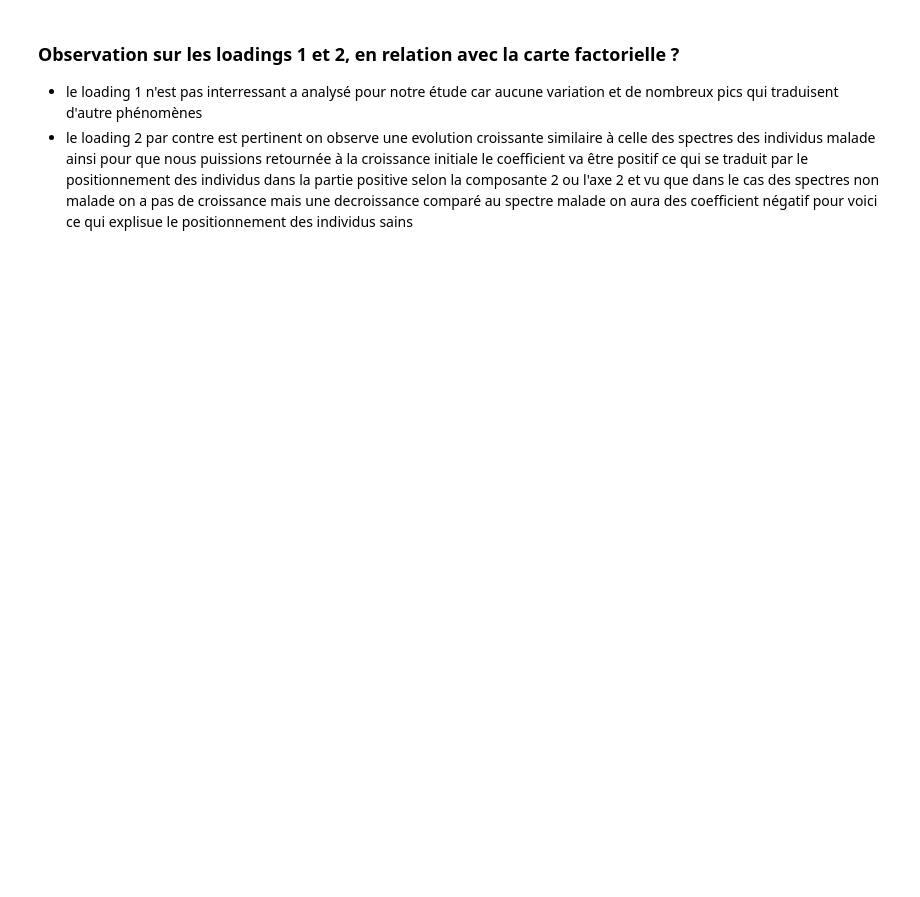
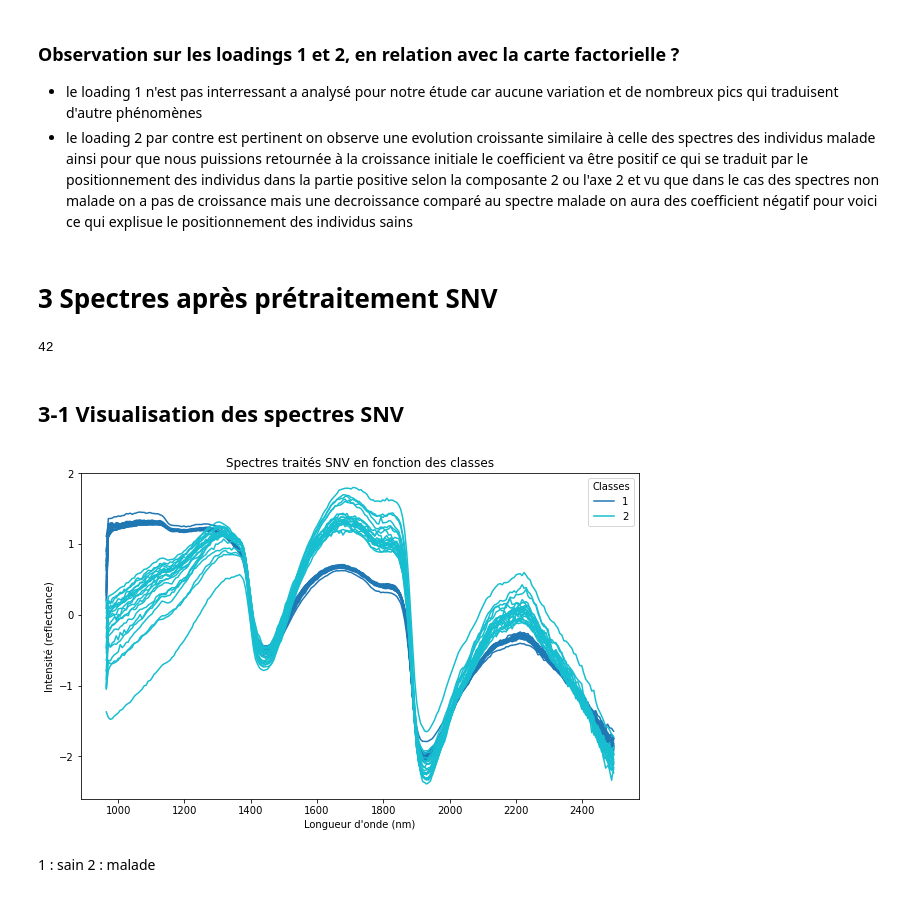
Before and after one commit to BigDwelcome/Chemoocs, a Jupyter notebook: Grain 4 & 5/projet tavelure(activité bonus).ipynb, the cells around one changed output. Saved outputs shown, nothing was run; the diff lists cells and outputs as text; code cells hidden in the pictures; blank space fills up the shorter version.

```diff
--- a/Grain 4 & 5/projet tavelure(activité bonus).ipynb
+++ b/Grain 4 & 5/projet tavelure(activité bonus).ipynb
@@ -74,6 +71,12 @@ def plot_acp_individuals(score, plan_indices, class_labels, explained_variance,
 # Vous pouvez fournir ou omettre individual_names en fonction de vos besoins.
 # plot_acp_individuals(score, (0, 1), class_labels, explained_variance)
 # plot_acp_individuals(score, (0, 1), class_labels, explained_variance, individual_names)
+# %%
+def snv_spectrum(spectrum):
+    mean = np.mean(spectrum)  # Calcul de la moyenne du spectre
+    std_dev = np.std(spectrum)  # Calcul de l'écart type du spectre
+    snv_spectrum = (spectrum - mean) / std_dev  # Transformation SNV
+    return snv_spectrum
 # %% [markdown]
 # 1 description du projet
 La tavelure est une maladie induite par un champignon, qui attaque les feuilles de pommier comme sur la figure 1.
@@ -253,3 +256,41 @@ plt.grid(True)
 
 - le loading 1 n'est pas interressant a analysé pour notre étude car aucune variation et de nombreux pics qui traduisent d'autre phénomènes
 - le loading 2 par contre est pertinent on observe une evolution croissante similaire à celle des spectres des individus malade ainsi pour que nous puissions retournée à la croissance initiale le coefficient va être positif ce qui se traduit par le positionnement des individus dans la partie positive selon la composante 2 ou l'axe 2 et vu que dans le cas des spectres non malade on a pas de croissance mais une decroissance comparé au spectre malade on aura des coefficient négatif pour voici ce qui explisue le positionnement des individus sains
+# %% [markdown]
+# 3 Spectres après prétraitement SNV
+# %%
+## Appliquons la snv sur l'ensemble du spectre
+snv_spectra = np.apply_along_axis(snv_spectrum, axis=1, arr=intensities)
+len(snv_spectra)
+# %% [output]
+42
+# %% [markdown]
+##  3-1 Visualisation des spectres SNV
+# %%
+
+# Créer un dictionnaire pour mapper les couleurs aux labels
+unique_labels = np.unique(labels)
+color_map = plt.cm.get_cmap('tab10', len(unique_labels))  # Utiliser la colormap 'tab10'
+
+# Tracer les spectres avec les couleurs basées sur les labels
+plt.figure(figsize=(10, 6))
+for i in range(len(labels)):
+    label = labels[i]
+    color = color_map(unique_labels.tolist().index(label))  # Associer la couleur basée sur l'index du label unique
+    plt.plot(wavelength, snv_spectra[i], label=label, color=color)
+
+plt.xlabel('Longueur d\'onde (nm)')
+plt.ylabel('Intensité (reflectance)')
+plt.title('Spectres traités SNV en fonction des classes')
+
+# Créer une légende avec des couleurs basées sur les labels uniques
+handles = [plt.Line2D([0], [0], color=color_map(i), label=label) for i, label in enumerate(unique_labels)]
+plt.legend(handles=handles, title='Classes', loc='upper right')
+
+# Afficher le graphique
+plt.show()
+# %% [output]
+[figure, added]
+# %% [markdown]
+1 : sain
+2 : malade
```
Also changed, not shown: parts of 14 cells of this notebook.
